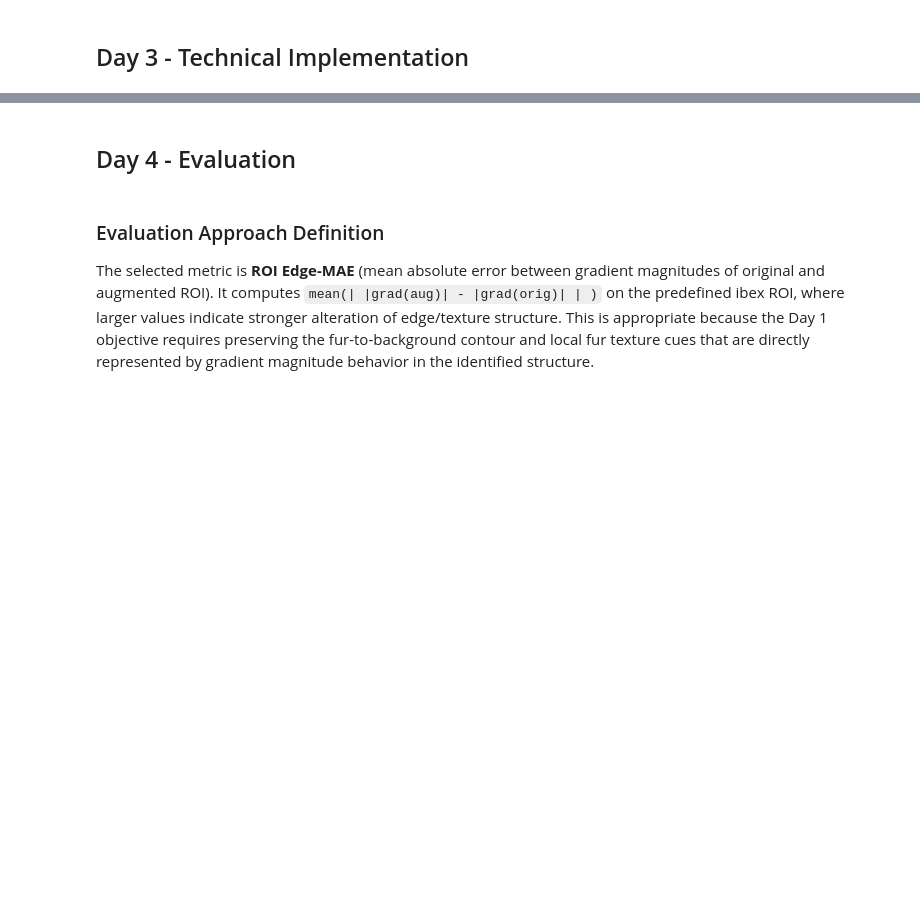
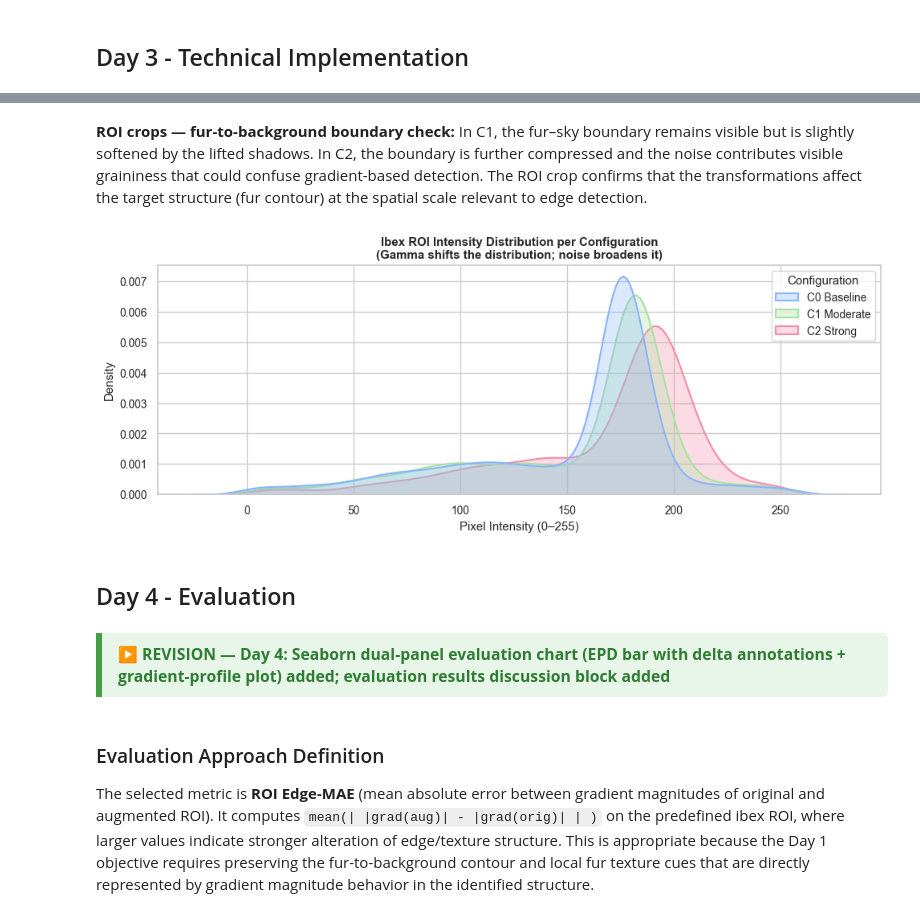
Before and after one commit to schwitzkasten/fhnw-ds-gbsv, a Jupyter notebook: Challenges MC2/gbsv-mc2.1_revisions.ipynb, the cells around one changed output, grey strips where cells are left out. Drawn from its saved outputs; the diff is of its cells as text; code cells hidden in the pictures; blank space fills up the shorter version.

Commit message:
revisions to mc2

```diff
--- a/Challenges MC2/gbsv-mc2.1_revisions.ipynb
+++ b/Challenges MC2/gbsv-mc2.1_revisions.ipynb
@@ -191,5 +421,44 @@ plt.show()
+# %% [markdown]
+**ROI crops — fur-to-background boundary check:**
+In C1, the fur–sky boundary remains visible but is slightly softened by the
+lifted shadows.  In C2, the boundary is further compressed and the noise
+contributes visible graininess that could confuse gradient-based detection.
+The ROI crop confirms that the transformations affect the target structure
+(fur contour) at the spatial scale relevant to edge detection.
+# %%
+import seaborn as sns
+import pandas as pd
+
+# Intensity histograms of ROI for each configuration
+rows_hist = []
+rng = __import__("numpy").random.default_rng(42)
+for name in configs:
+    roi_aug = augmented[name][y0:y1, x0:x1]
+    gray_roi = (0.299*roi_aug[:,:,0] + 0.587*roi_aug[:,:,1] + 0.114*roi_aug[:,:,2]).flatten().astype(float)
+    idx = rng.choice(len(gray_roi), min(5000, len(gray_roi)), replace=False)
+    for v in gray_roi[idx]:
+        rows_hist.append({"Configuration": name, "Intensity": v})
+
+df_hist = pd.DataFrame(rows_hist)
+
+fig, ax = plt.subplots(figsize=(10, 4))
+sns.kdeplot(data=df_hist, x="Intensity", hue="Configuration", ax=ax,
+            fill=True, alpha=0.3, linewidth=1.5,
+            palette={"C0 Baseline":"#89b4fa","C1 Moderate":"#a6e3a1","C2 Strong":"#f38ba8"})
+ax.set_title("Ibex ROI Intensity Distribution per Configuration\n"
+             "(Gamma shifts the distribution; noise broadens it)", fontweight="bold")
+ax.set_xlabel("Pixel Intensity (0–255)")
+ax.set_ylabel("Density")
+plt.tight_layout()
+plt.show()
+# %% [output]
+[figure, added]
 # %% [markdown]
 ## Day 4 - Evaluation
+# %% [markdown]
+<div style="background:#e8f5e9;border-left:6px solid #43a047;border-radius:0 6px 6px 0;padding:10px 16px;margin:12px 0;">
+<strong style="color:#2e7d32;font-size:1.05em;">&#9654; REVISION &#8212; Day 4: Seaborn dual-panel evaluation chart (EPD bar with delta annotations + gradient-profile plot) added; evaluation results discussion block added</strong>
+</div>
 # %% [markdown]
 ### Evaluation Approach Definition
 
```
Also changed, not shown: parts of 13 cells of this notebook, 1 other file.
